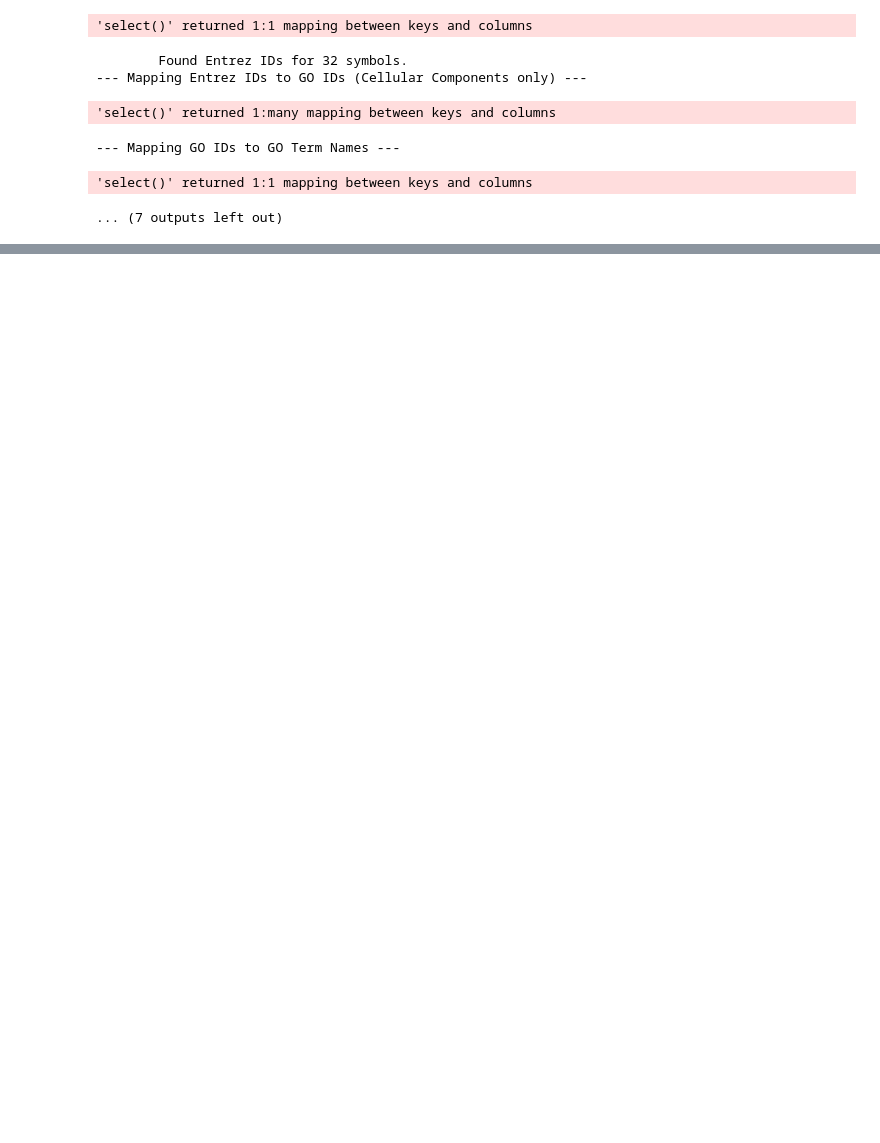
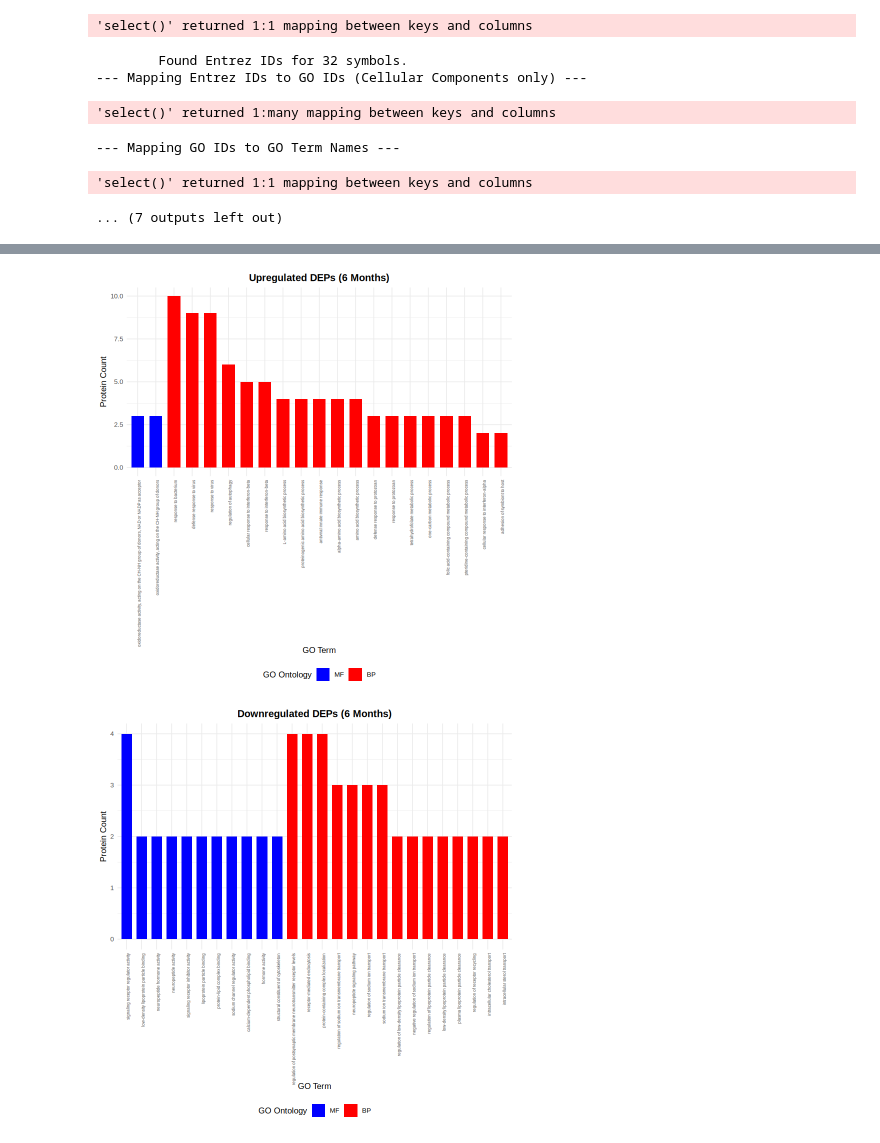
Before and after one commit to evanlin917/mice-stroke-gene-marker-analysis, a Jupyter notebook: analysis.ipynb, the cells around one changed output, grey strips where cells are left out. Saved outputs shown, nothing was run; the diff lists cells and outputs as text; code cells hidden in the pictures; blank space fills up the shorter version.

```diff
--- a/analysis.ipynb
+++ b/analysis.ipynb
@@ -496,0 +860,23 @@ print(head(over_exp_6m_go_cc_counts, 10))
+# %%
+ora_6m_up_combined <- combine_ora_results(
+  ora_6m_up_bp, ora_6m_up_mf, ora_6m_up_cc
+)
+ora_6m_down_combined <- combine_ora_results(
+  ora_6m_down_bp, ora_6m_down_mf, ora_6m_down_cc
+)
+
+plot_data_6m_up <- select_and_order_data_all(ora_6m_up_combined)
+plot_data_6m_down <- select_and_order_data_all(ora_6m_down_combined)
+
+plot_up_6m <- create_go_barplot(
+  plot_data_6m_up, "Upregulated DEPs (6 Months)"
+)
+plot_down_6m <- create_go_barplot(
+  plot_data_6m_down, "Downregulated DEPs (6 Months)"
+)
+
+print(plot_up_6m)
+print(plot_down_6m)
+# %% [output]
+[figure, added]
+[figure, added]
```
Also changed, not shown: parts of 20 cells of this notebook.
